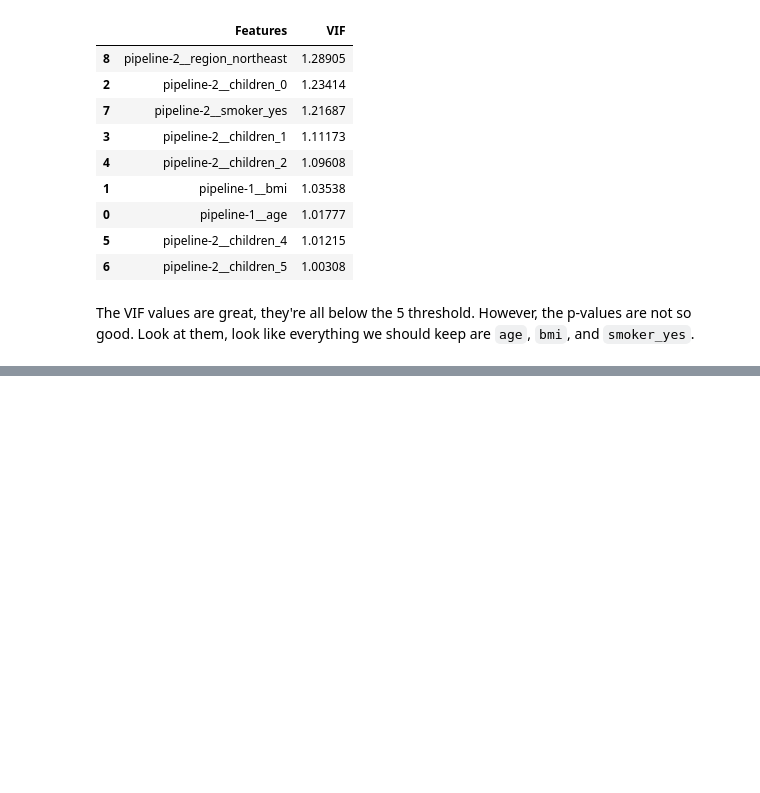
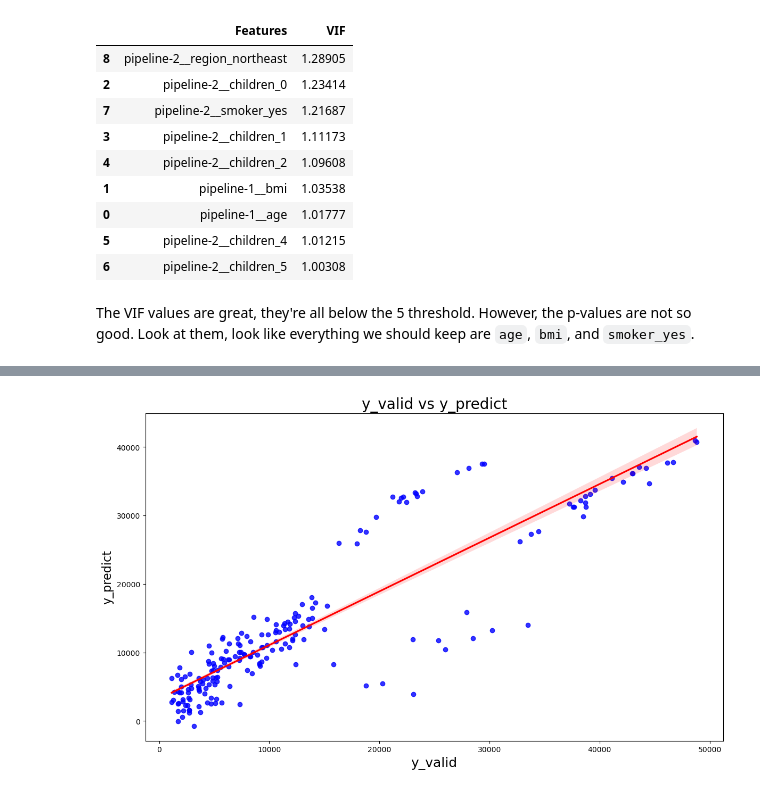
Before and after one commit to tandao0909/optimization-in-finance, a Jupyter notebook: finance.ipynb, the cells around one changed output, grey strips where cells are left out. Cells and saved outputs as stored; diff of their text form; code cells hidden in the pictures; blank space fills up the shorter version.

```diff
--- a/finance.ipynb
+++ b/finance.ipynb
@@ -308,0 +418,18 @@ The VIF values are great, they're all below the 5 threshold. However, the p-valu
+# %%
+# Regression plot
+plt.figure(figsize=(14, 8))
+sns.regplot(
+    x=y_valid,
+    y=y_predict,
+    ci=68,
+    fit_reg=True,
+    scatter_kws={"color": "blue"},
+    line_kws={"color": "red"},
+)
+
+plt.title("y_valid vs y_predict", fontsize=20)  # Plot heading
+plt.xlabel("y_valid", fontsize=18)  # X-label
+plt.ylabel("y_predict", fontsize=16)  # Y-label
+plt.show()
+# %% [output]
+[figure, added]
```
Also changed, not shown: parts of 18 cells of this notebook.
